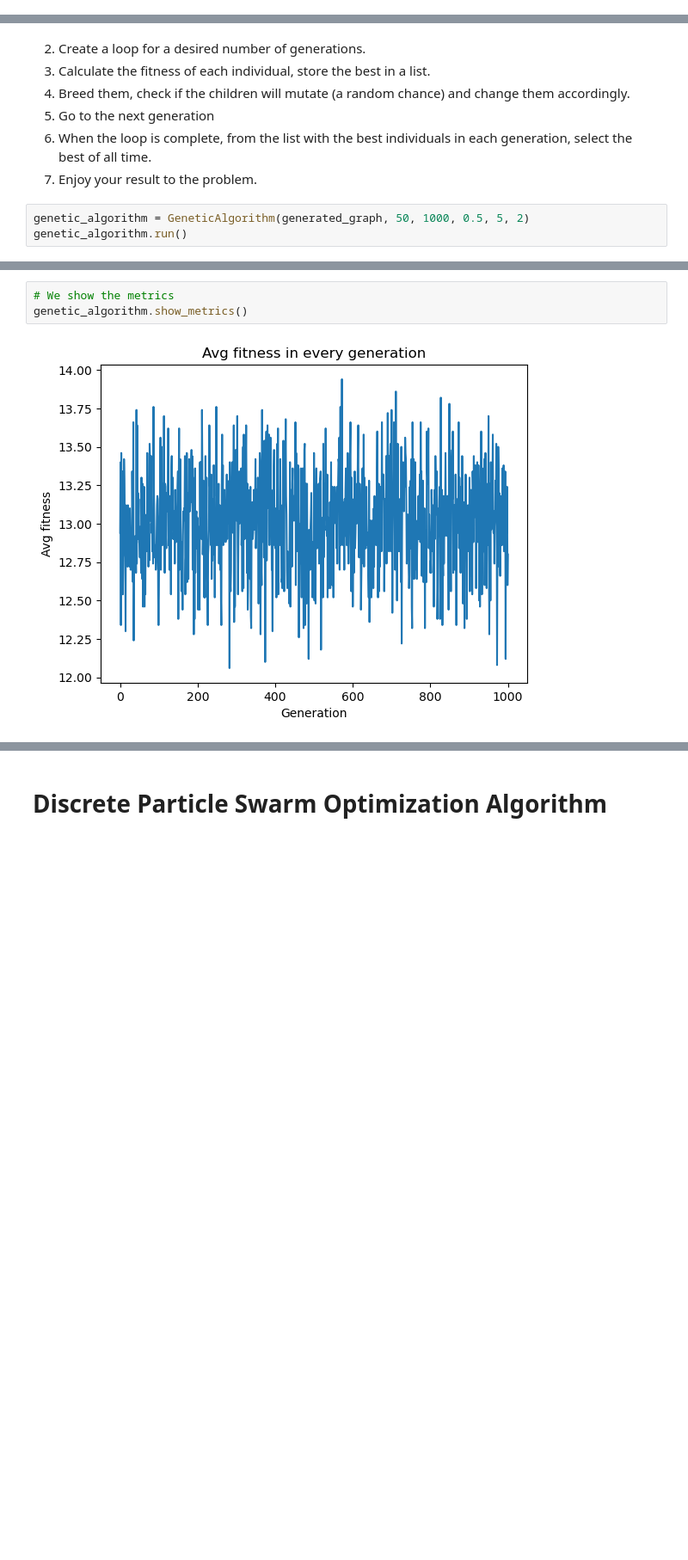
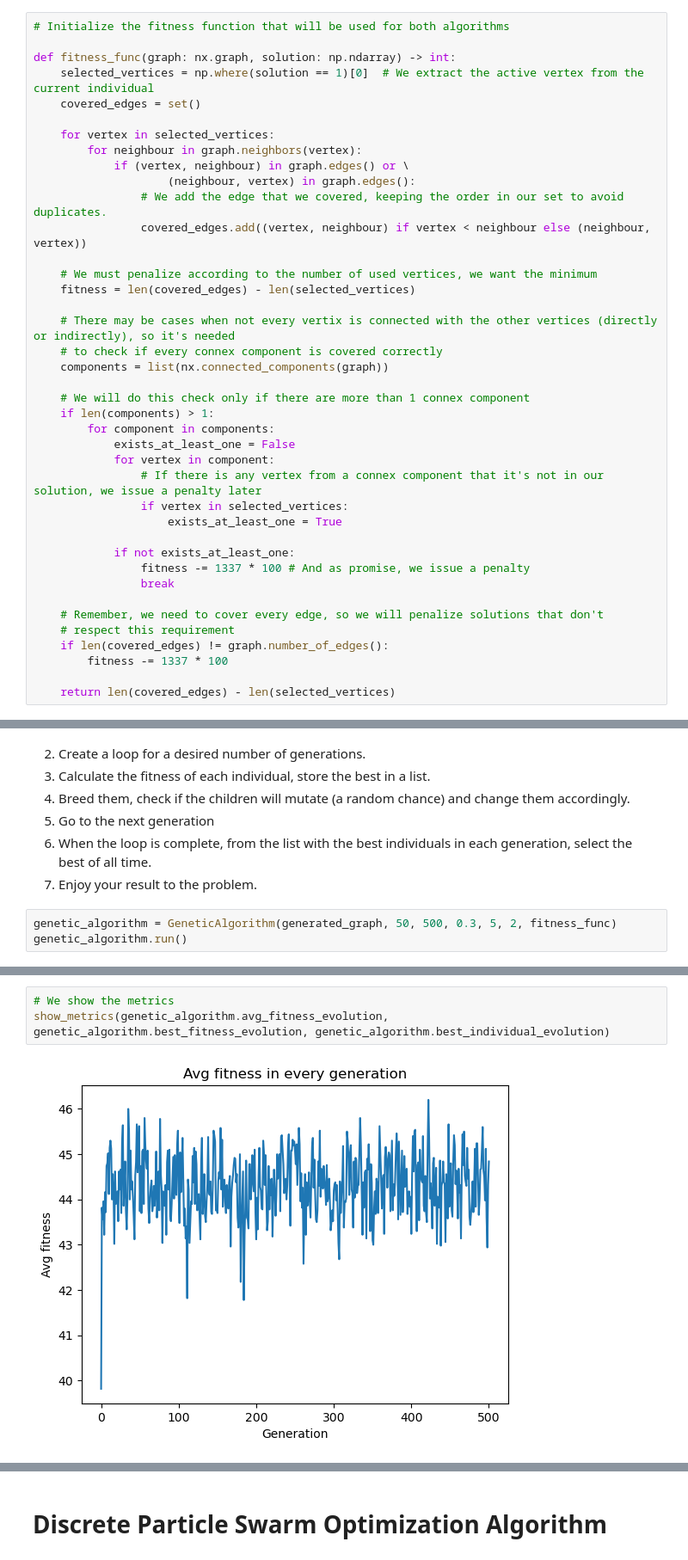
Before and after one commit to alexandrubunea/vcp-problem, a Jupyter notebook: main.ipynb, the cells around one changed output, grey strips where cells are left out. Shown: that part at 86% size. Drawn from its saved outputs; the diff is of its cells as text; blank space fills up the shorter version.

Commit message:
Update Fitness improvements Project restructuring

```diff
--- a/main.ipynb
+++ b/main.ipynb
@@ -36,3 +37,43 @@ plt.show()
+# %%
+# Initialize the fitness function that will be used for both algorithms
+
+def fitness_func(graph: nx.graph, solution: np.ndarray) -> int:
+    selected_vertices = np.where(solution == 1)[0]  # We extract the active vertex from the current individual
+    covered_edges = set()
+
+    for vertex in selected_vertices:
+        for neighbour in graph.neighbors(vertex):
+            if (vertex, neighbour) in graph.edges() or \
+                    (neighbour, vertex) in graph.edges():
+                # We add the edge that we covered, keeping the order in our set to avoid duplicates.
+                covered_edges.add((vertex, neighbour) if vertex < neighbour else (neighbour, vertex))
+
+    # We must penalize according to the number of used vertices, we want the minimum
+    fitness = len(covered_edges) - len(selected_vertices)
+
+    # There may be cases when not every vertix is connected with the other vertices (directly or indirectly), so it's needed
+    # to check if every connex component is covered correctly
+    components = list(nx.connected_components(graph))
+
+    # We will do this check only if there are more than 1 connex component
+    if len(components) > 1:
+        for component in components:
+            exists_at_least_one = False
+            for vertex in component:
+                # If there is any vertex from a connex component that it's not in our solution, we issue a penalty later
+                if vertex in selected_vertices:
+                    exists_at_least_one = True
+
+            if not exists_at_least_one:
+                fitness -= 1337 * 100 # And as promise, we issue a penalty
+                break
+
+    # Remember, we need to cover every edge, so we will penalize solutions that don't
+    # respect this requirement
+    if len(covered_edges) != graph.number_of_edges():
+        fitness -= 1337 * 100
+
+    return len(covered_edges) - len(selected_vertices)
 # %% [markdown]
 # Genetic Evolution Algorithm
 When using the Genetic Evolution Algorithm (GA for short) we will store our result for the problem as a binary sequence that is equal to the number of vertices, but why?
@@ -50,6 +91,6 @@ These are the steps for the GA:
 6. When the loop is complete, from the list with the best individuals in each generation, select the best of all time.
 7. Enjoy your result to the problem.
 # %%
-genetic_algorithm = GeneticAlgorithm(generated_graph, 50, 1000, 0.5, 5, 2)
+genetic_algorithm = GeneticAlgorithm(generated_graph, 50, 500, 0.3, 5, 2, fitness_func)
 genetic_algorithm.run()
 # %% [output]
@@ -72,6 +113,6 @@ Current generation 990/1000
 The generations have come to an end
 # %%
 # We show the metrics
-genetic_algorithm.show_metrics()
+show_metrics(genetic_algorithm.avg_fitness_evolution, genetic_algorithm.best_fitness_evolution, genetic_algorithm.best_individual_evolution)
 # %% [output]
-[figure, old version]
+[figure, new version]
```
Also changed, not shown: parts of 5 cells of this notebook, 4 other files.
